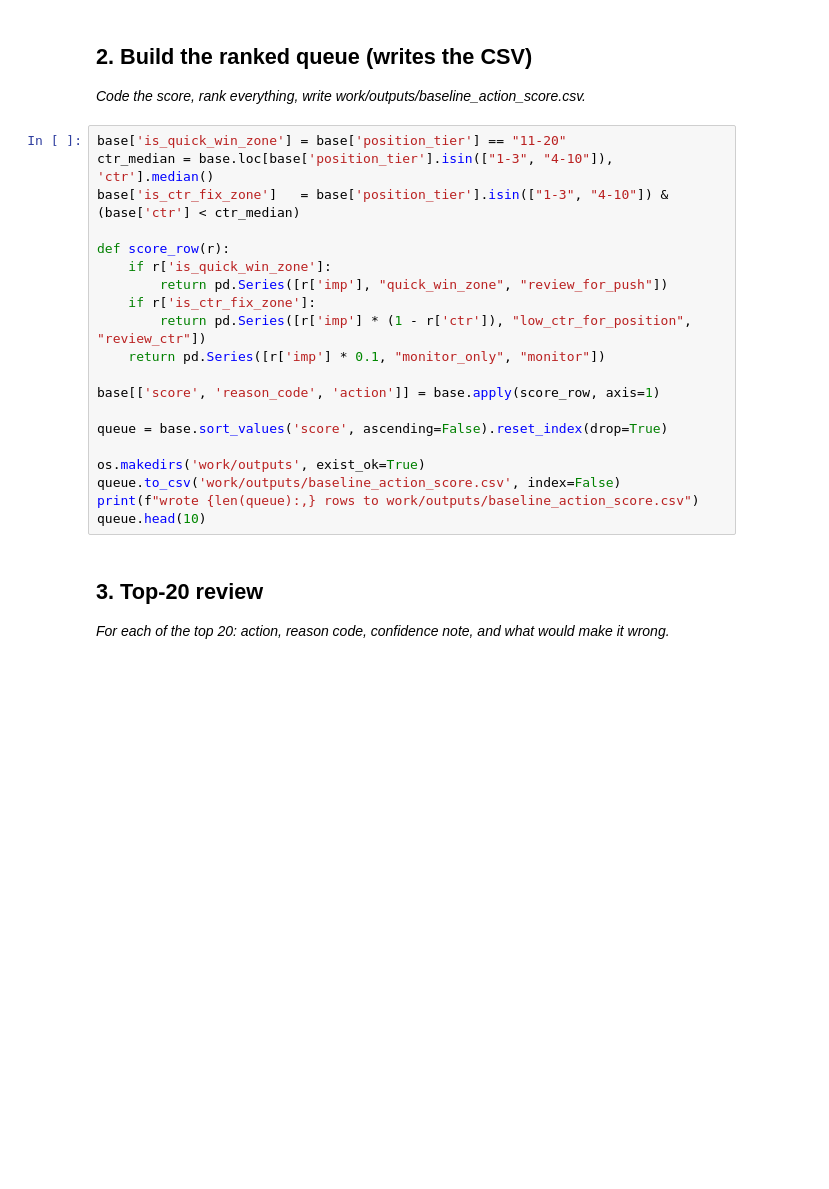
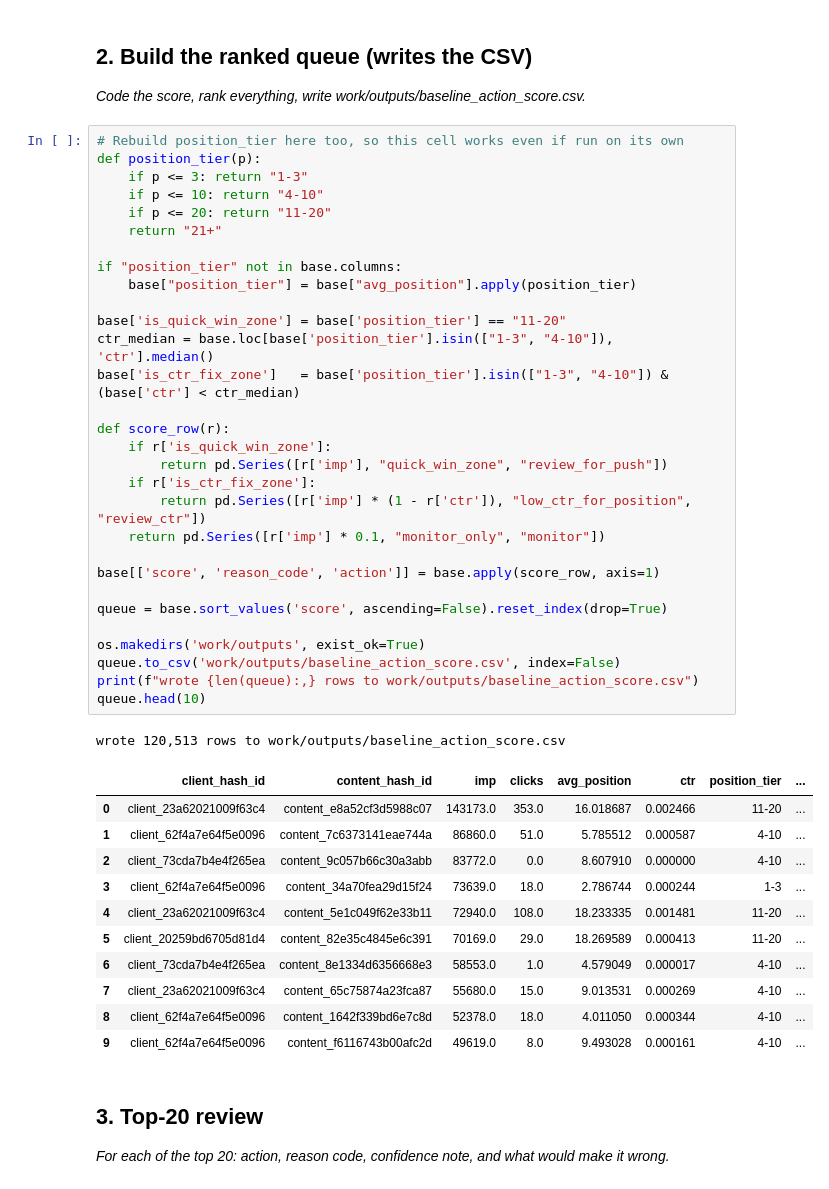
Before and after one commit to irene501/flyrank, a Jupyter notebook: work/notebooks/w04_baseline_score.ipynb, the cells around one changed output. Cells and saved outputs as stored; diff of their text form; blank space fills up the shorter version.

```diff
--- a/work/notebooks/w04_baseline_score.ipynb
+++ b/work/notebooks/w04_baseline_score.ipynb
@@ -100,25 +62,48 @@ Each row's own `imp` and `ctr` values (not the group mean) feed the score below,
 
 *Code the score, rank everything, write work/outputs/baseline_action_score.csv.*
 # %%
+# Rebuild position_tier here too, so this cell works even if run on its own
+def position_tier(p):
+    if p <= 3: return "1-3"
+    if p <= 10: return "4-10"
+    if p <= 20: return "11-20"
+    return "21+"
+
+if "position_tier" not in base.columns:
+    base["position_tier"] = base["avg_position"].apply(position_tier)
+
 base['is_quick_win_zone'] = base['position_tier'] == "11-20"
 ctr_median = base.loc[base['position_tier'].isin(["1-3", "4-10"]), 'ctr'].median()
 base['is_ctr_fix_zone']   = base['position_tier'].isin(["1-3", "4-10"]) & (base['ctr'] < ctr_median)
 
 def score_row(r):
     if r['is_quick_win_zone']:
         return pd.Series([r['imp'], "quick_win_zone", "review_for_push"])
     if r['is_ctr_fix_zone']:
         return pd.Series([r['imp'] * (1 - r['ctr']), "low_ctr_for_position", "review_ctr"])
     return pd.Series([r['imp'] * 0.1, "monitor_only", "monitor"])
 
 base[['score', 'reason_code', 'action']] = base.apply(score_row, axis=1)
 
 queue = base.sort_values('score', ascending=False).reset_index(drop=True)
 
 os.makedirs('work/outputs', exist_ok=True)
 queue.to_csv('work/outputs/baseline_action_score.csv', index=False)
 print(f"wrote {len(queue):,} rows to work/outputs/baseline_action_score.csv")
 queue.head(10)
+# %% [output]
+wrote 120,513 rows to work/outputs/baseline_action_score.csv
+|  | client_hash_id | content_hash_id | imp | clicks | avg_position | ctr | position_tier | ... |
+| 0 | client_23a62021009f63c4 | content_e8a52cf3d5988c07 | 143173.0 | 353.0 | 16.018687 | 0.002466 | 11-20 | ... |
+| 1 | client_62f4a7e64f5e0096 | content_7c6373141eae744a | 86860.0 | 51.0 | 5.785512 | 0.000587 | 4-10 | ... |
+| 2 | client_73cda7b4e4f265ea | content_9c057b66c30a3abb | 83772.0 | 0.0 | 8.607910 | 0.000000 | 4-10 | ... |
+| 3 | client_62f4a7e64f5e0096 | content_34a70fea29d15f24 | 73639.0 | 18.0 | 2.786744 | 0.000244 | 1-3 | ... |
+| 4 | client_23a62021009f63c4 | content_5e1c049f62e33b11 | 72940.0 | 108.0 | 18.233335 | 0.001481 | 11-20 | ... |
+| 5 | client_20259bd6705d81d4 | content_82e35c4845e6c391 | 70169.0 | 29.0 | 18.269589 | 0.000413 | 11-20 | ... |
+| 6 | client_73cda7b4e4f265ea | content_8e1334d6356668e3 | 58553.0 | 1.0 | 4.579049 | 0.000017 | 4-10 | ... |
+| 7 | client_23a62021009f63c4 | content_65c75874a23fca87 | 55680.0 | 15.0 | 9.013531 | 0.000269 | 4-10 | ... |
+| 8 | client_62f4a7e64f5e0096 | content_1642f339bd6e7c8d | 52378.0 | 18.0 | 4.011050 | 0.000344 | 4-10 | ... |
+| 9 | client_62f4a7e64f5e0096 | content_f6116743b00afc2d | 49619.0 | 8.0 | 9.493028 | 0.000161 | 4-10 | ... |
 # %% [markdown]
 ## 3. Top-20 review
 
```
Also changed, not shown: parts of 7 cells of this notebook.
